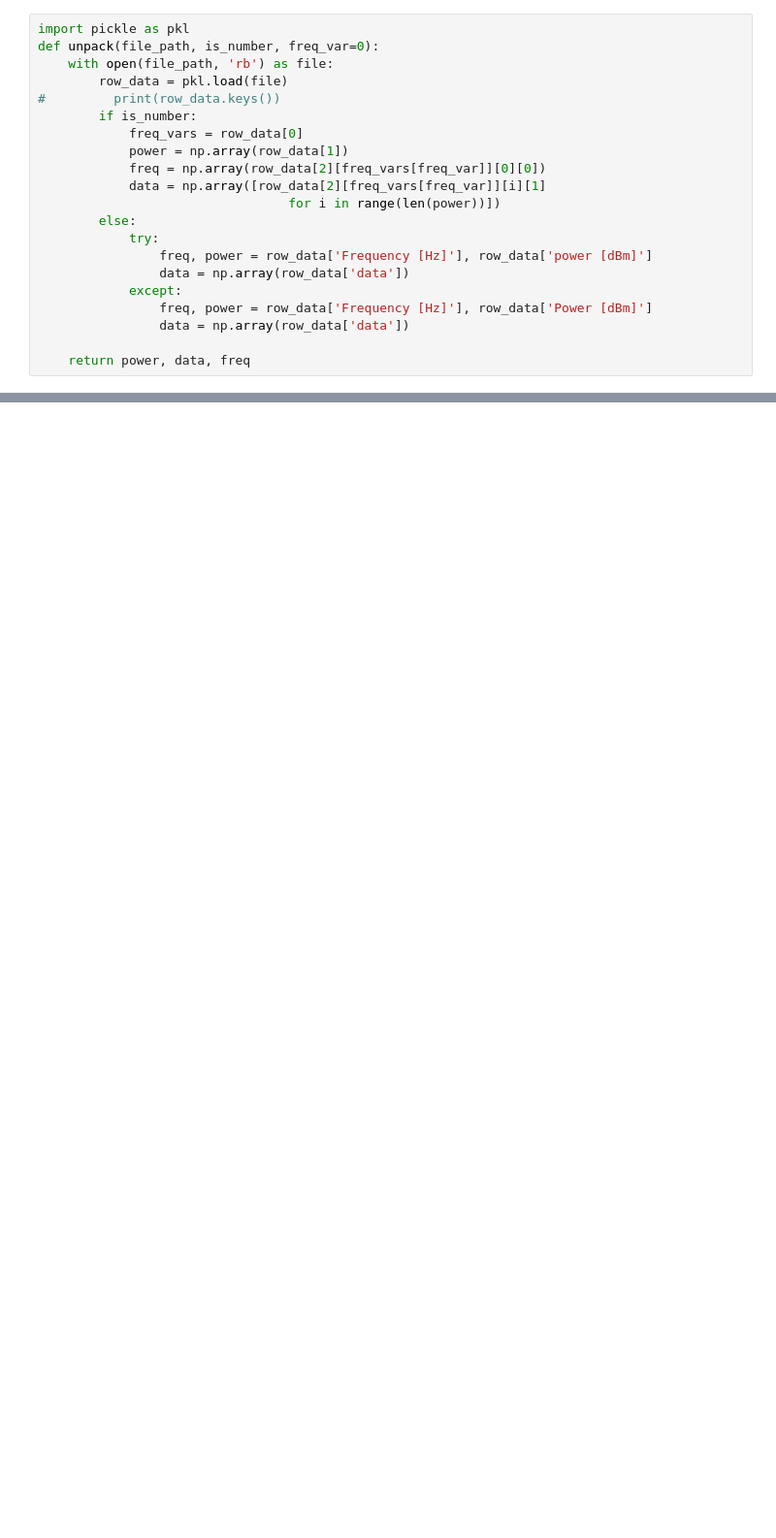
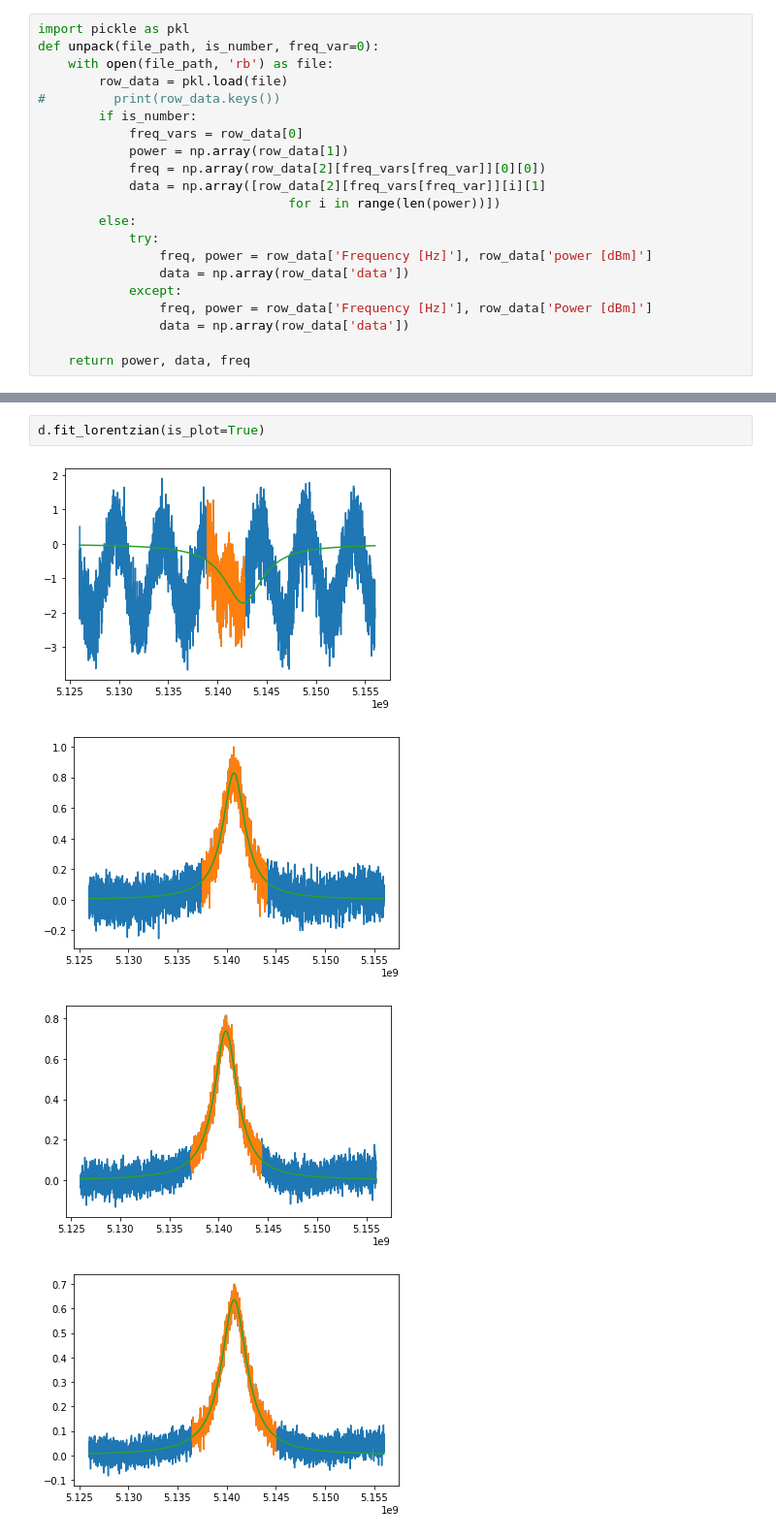
Before and after one commit to SabirovT/S21, a Jupyter notebook: main.ipynb, the cells around one changed output, grey strips where cells are left out. Shown at 97% size. Drawn from its saved outputs; the diff is of its cells as text; blank space fills up the shorter version.

```diff
--- a/main.ipynb
+++ b/main.ipynb
@@ -384,0 +60,7 @@ def generate(freq=None, params=None, eps=0.1, eps_baseline=0., is_plot=False, ba
+# %%
+d.fit_lorentzian(is_plot=True)
+# %% [output]
+[figure, added]
+[figure, added]
+[figure, added]
+[figure, added]
```
Also changed, not shown: parts of 36 cells of this notebook, 2 other files.
